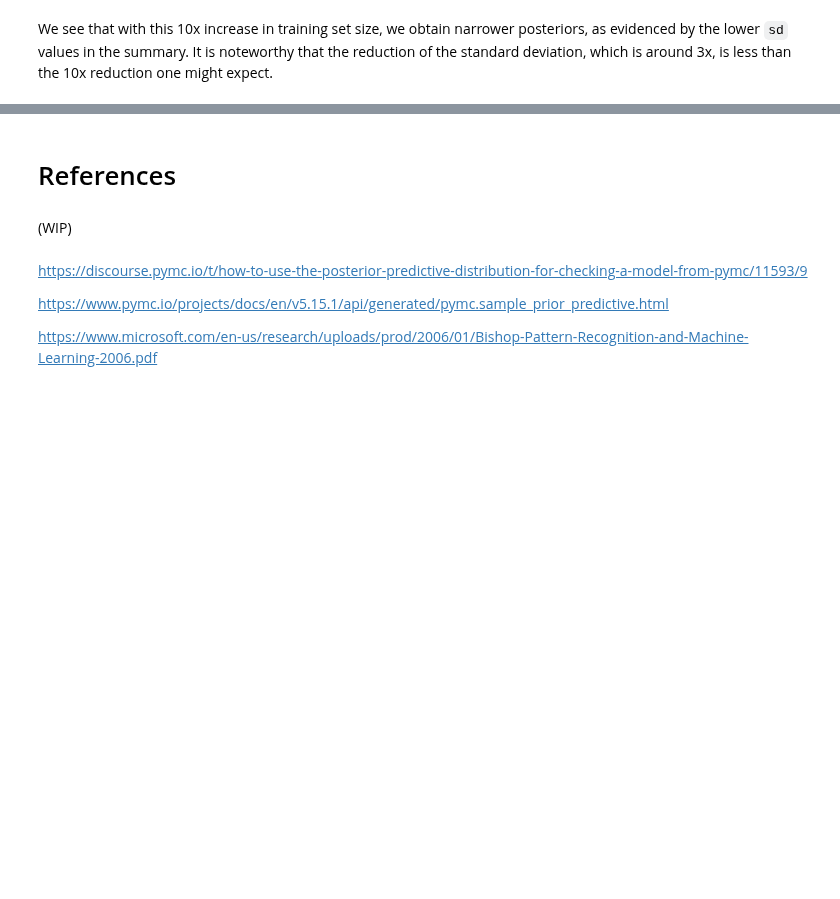
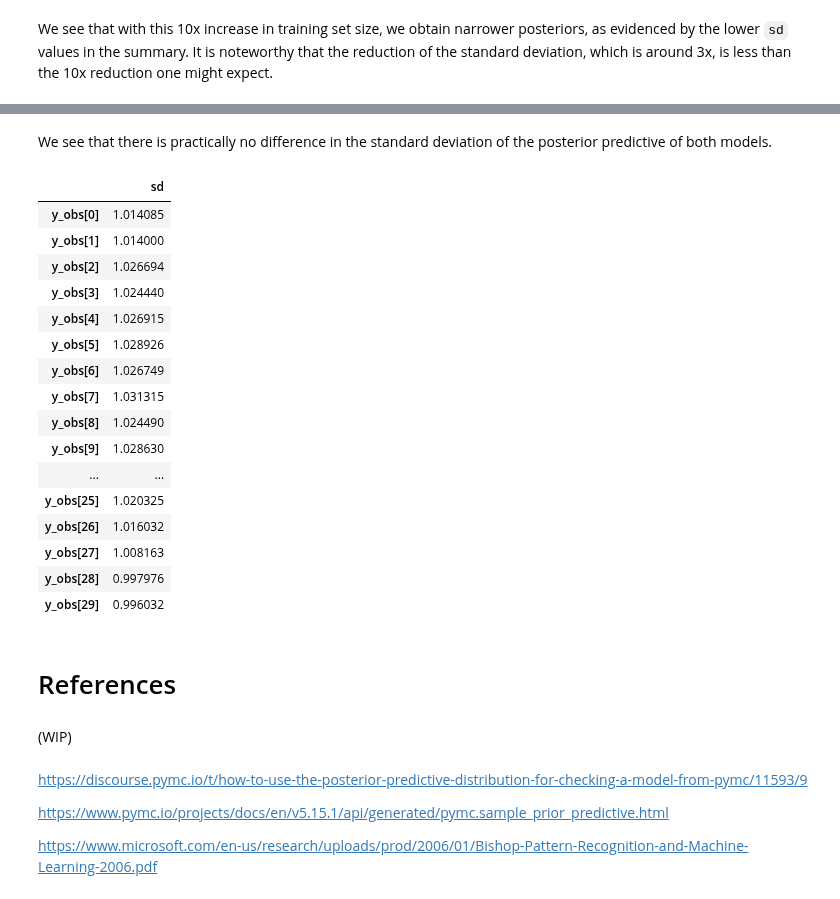
Before and after one commit to sktime/skpro, a Jupyter notebook: examples/04_BayesianLinearRegressor.ipynb, the cells around one changed output, grey strips where cells are left out. Saved outputs shown, nothing was run; the diff lists cells and outputs as text; code cells hidden in the pictures; blank space fills up the shorter version.

```diff
--- a/examples/04_BayesianLinearRegressor.ipynb
+++ b/examples/04_BayesianLinearRegressor.ipynb
@@ -580,3 +632,25 @@ bayes_model.get_posterior_summary()/bayes_model_500.get_posterior_summary()
+# %% [markdown]
+We see that there is practically no difference in the standard deviation of the posterior predictive of both models.
+# %%
+(az.summary(bayes_model_500.trace.predictions)/az.summary(bayes_model.trace.predictions))[['sd']]
+# %% [output]
+|  | sd |
+| y_obs[0] | 1.014085 |
+| y_obs[1] | 1.014000 |
+| y_obs[2] | 1.026694 |
+| y_obs[3] | 1.024440 |
+| y_obs[4] | 1.026915 |
+| y_obs[5] | 1.028926 |
+| y_obs[6] | 1.026749 |
+| y_obs[7] | 1.031315 |
+| y_obs[8] | 1.024490 |
+| y_obs[9] | 1.028630 |
+| ... | ... |
+| y_obs[25] | 1.020325 |
+| y_obs[26] | 1.016032 |
+| y_obs[27] | 1.008163 |
+| y_obs[28] | 0.997976 |
+| y_obs[29] | 0.996032 |
 # %% [markdown]
 # References
 # %% [markdown]
```
Also changed, not shown: parts of 30 cells of this notebook.
